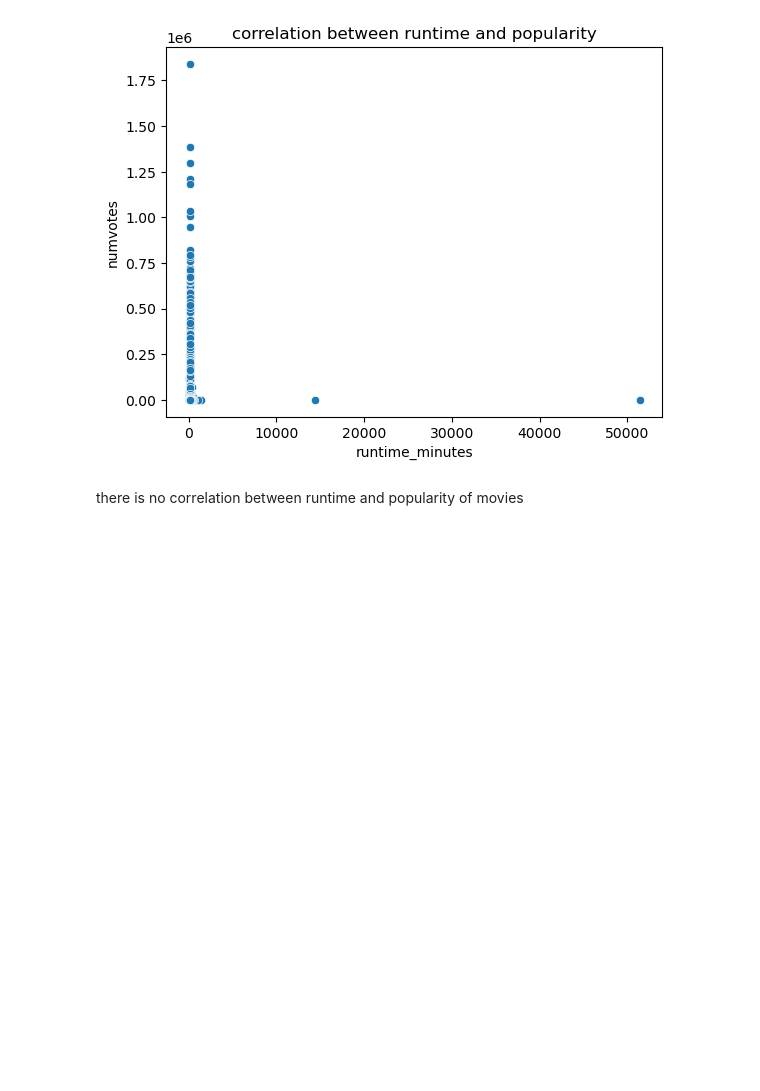
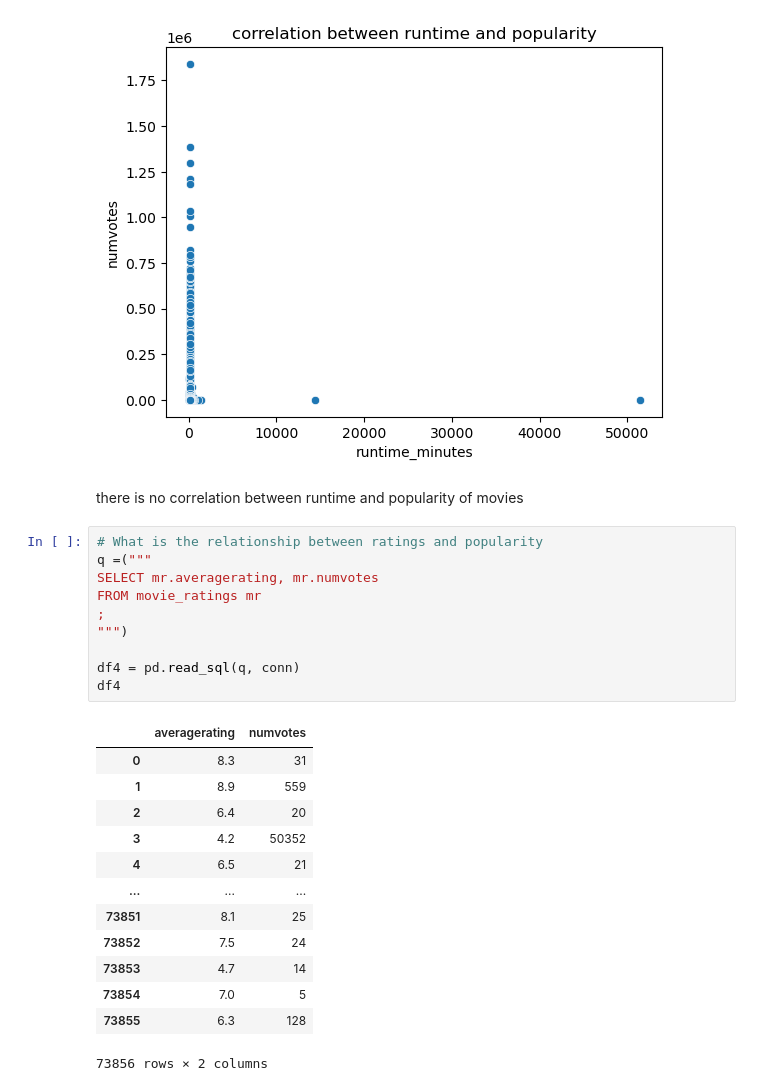
Before and after one commit to Annbellah/dsc-phase-1-project-v2-4, a Jupyter notebook: student.ipynb, the cells around one changed output. Saved outputs shown, nothing was run; the diff lists cells and outputs as text; blank space fills up the shorter version.

```diff
--- a/student.ipynb
+++ b/student.ipynb
@@ -479,3 +479,27 @@ sns.scatterplot(x='runtime_minutes', y='numvotes', data=df3).set(title='correlat
 [figure]
 # %% [markdown]
 there is no correlation between runtime and popularity of movies
+# %%
+# What is the relationship between ratings and popularity
+q =("""
+SELECT mr.averagerating, mr.numvotes
+FROM movie_ratings mr
+;
+""")
+
+df4 = pd.read_sql(q, conn)
+df4
+# %% [output]
+|  | averagerating | numvotes |
+| 0 | 8.3 | 31 |
+| 1 | 8.9 | 559 |
+| 2 | 6.4 | 20 |
+| 3 | 4.2 | 50352 |
+| 4 | 6.5 | 21 |
+| ... | ... | ... |
+| 73851 | 8.1 | 25 |
+| 73852 | 7.5 | 24 |
+| 73853 | 4.7 | 14 |
+| 73854 | 7.0 | 5 |
+| 73855 | 6.3 | 128 |
+73856 rows × 2 columns
```
Also changed, not shown: parts of 3 cells of this notebook.
